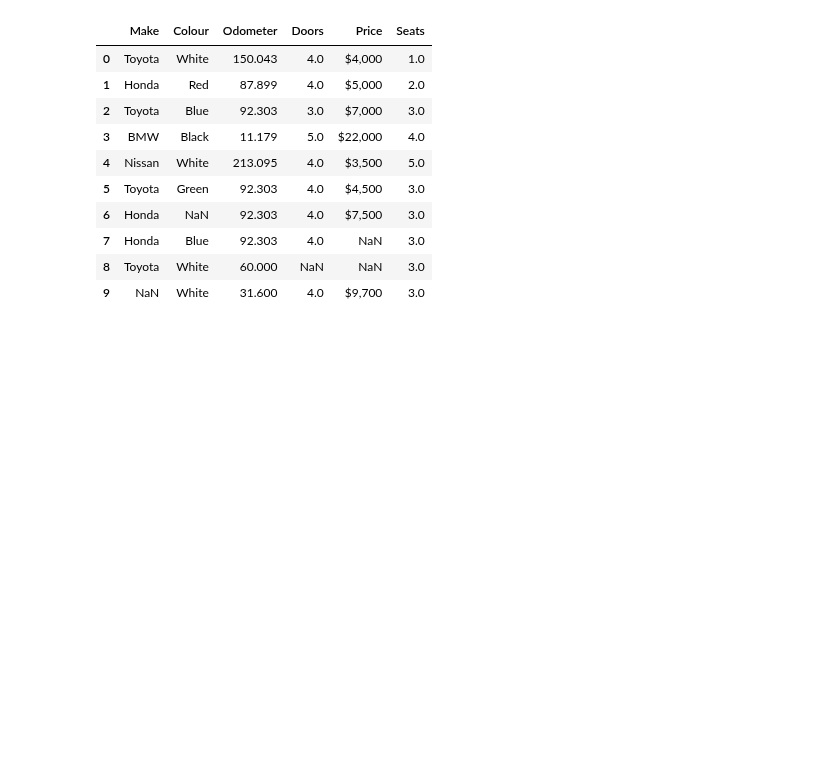
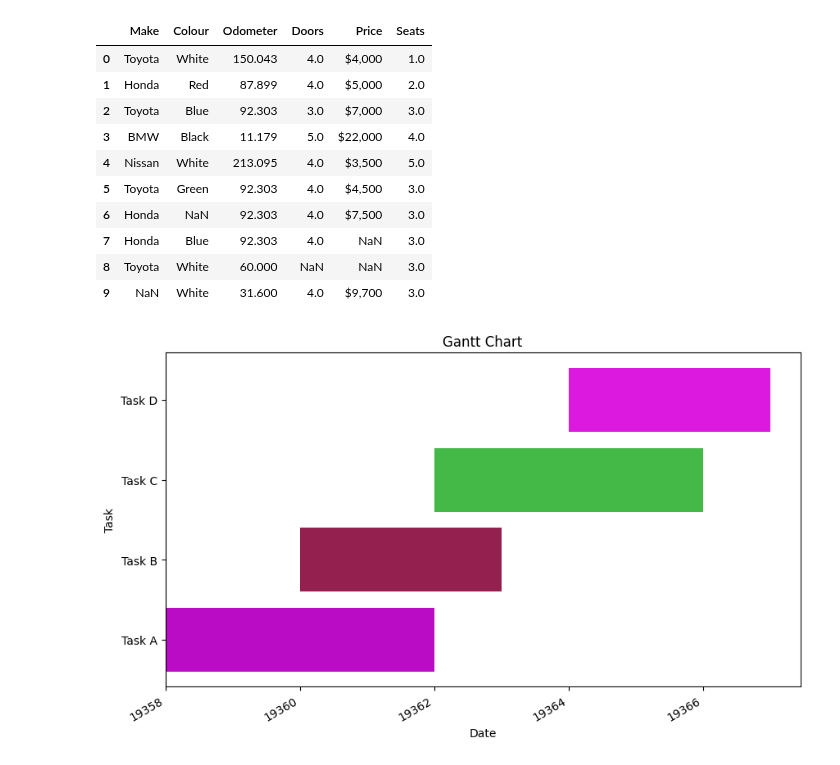
Before and after one commit to KhatiwadaPrajwal056/Data-Science-Libraries-, a Jupyter notebook: Pandas/pandas.ipynb, the cells around one changed output. Cells and saved outputs as stored; diff of their text form; code cells hidden in the pictures; blank space fills up the shorter version.

Commit message:
pandas

```diff
--- a/Pandas/pandas.ipynb
+++ b/Pandas/pandas.ipynb
@@ -738,3 +738,40 @@ car_sales
 | 7 | Honda | Blue | 92.303 | 4.0 | NaN | 3.0 |
 | 8 | Toyota | White | 60.000 | NaN | NaN | 3.0 |
 | 9 | NaN | White | 31.600 | 4.0 | $9,700 | 3.0 |
+# %%
+import matplotlib.pyplot as plt
+import pandas as pd
+import numpy as np
+
+# Example data
+data = {
+    'Task': ['Task A', 'Task B', 'Task C', 'Task D'],
+    'Start': ['2023-01-01', '2023-01-03', '2023-01-05', '2023-01-07'],
+    'Finish': ['2023-01-05', '2023-01-06', '2023-01-09', '2023-01-10']
+}
+
+# Convert to DataFrame
+df = pd.DataFrame(data)
+df['Start'] = pd.to_datetime(df['Start'])
+df['Finish'] = pd.to_datetime(df['Finish'])
+df['Duration'] = df['Finish'] - df['Start']
+
+# Plotting
+fig, ax = plt.subplots(figsize=(10, 6))
+
+# Iterate through each task and add to the plot
+for i, task in enumerate(df.itertuples(), 1):
+    start_date = task.Start
+    duration = task.Duration
+    ax.barh(task.Task, duration.days, left=start_date, align='center', color=np.random.rand(3,))
+
+# Formatting
+ax.set_xlabel('Date')
+ax.set_ylabel('Task')
+ax.set_title('Gantt Chart')
+ax.xaxis_date()  # Interpret the x-axis values as dates
+fig.autofmt_xdate()  # Rotate date labels to avoid overlap
+
+plt.show()
+# %% [output]
+[figure, added]
```
Also changed, not shown: parts of 1 cell of this notebook.
